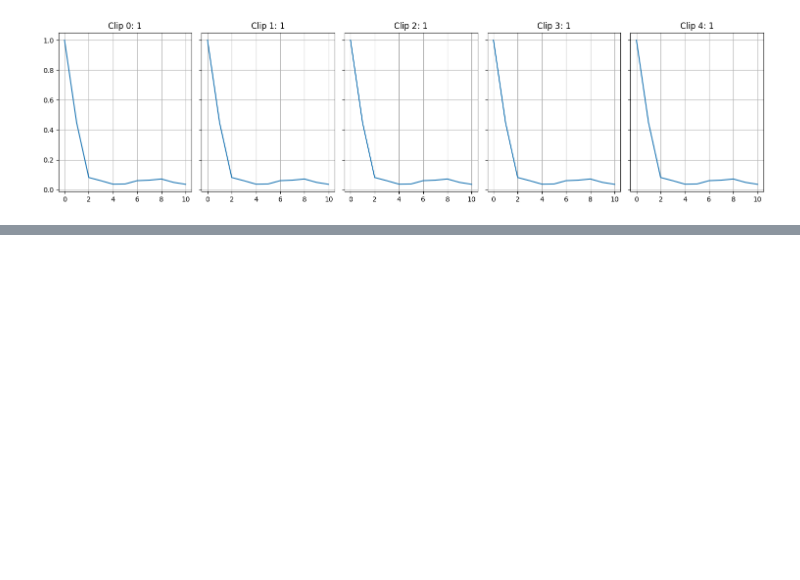
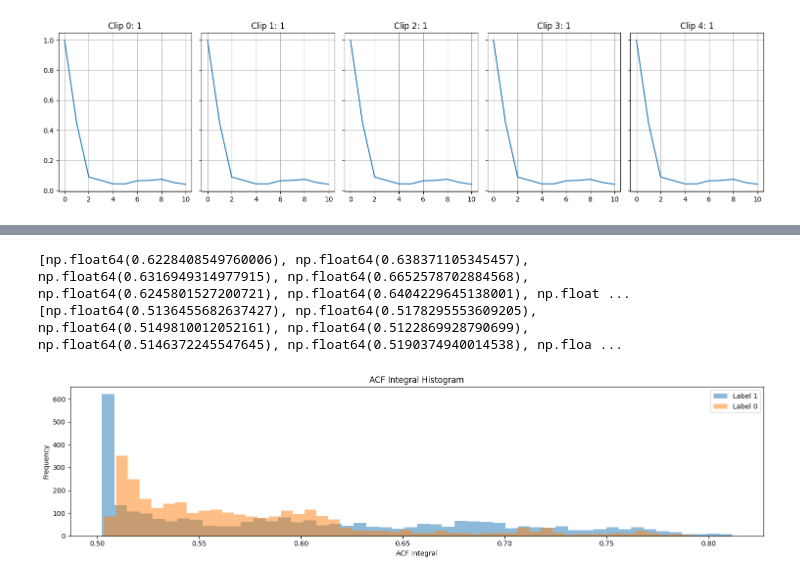
Before and after one commit to cboissier77/eeg_seizure_classifier, a Jupyter notebook: notebooks/experiments.ipynb, the cells around one changed output, grey strips where cells are left out. Drawn from its saved outputs; the diff is of its cells as text; code cells hidden in the pictures; blank space fills up the shorter version.

Commit message:
🚧 acf integral analysis over seizure and no seizure

```diff
--- a/notebooks/experiments.ipynb
+++ b/notebooks/experiments.ipynb
@@ -530,0 +261,34 @@ Confusion Matrix:
+# %%
+def compute_acf_integral(x: np.ndarray, lags: int = 100, n:int = 5) -> np.ndarray:
+    acf_values_integrate = []
+    for i in range(x.shape[1]):
+        acf_value_to_integrate = acf(x[:, i], nlags=lags)
+        #integrate first n values
+        acf_value_to_integrate = np.trapz(acf_value_to_integrate[:n])
+        acf_values_integrate.append(acf_value_to_integrate)
+    print(acf_values_integrate)
+    return acf_values_integrate
+lags = 10
+n = 2
+# get signal with label 1
+x_label_1 = signals[labels == 1]
+# get signal with label 0
+x_label_0 = signals[labels == 0]
+# compute acf integral for label 1
+mean_acf_integral_label_1 = compute_acf_integral(x_label_1**2, lags=lags, n=n)
+# compute acf integral for label 0
+mean_acf_integral_label_0 = compute_acf_integral(x_label_0**2, lags=lags, n=n)
+# %% [output]
+[np.float64(0.6228408549760006), np.float64(0.638371105345457), np.float64(0.6316949314977915), np.float64(0.6652578702884568), np.float64(0.6245801527200721), np.float64(0.6404229645138001), np.float ...
+[np.float64(0.5136455682637427), np.float64(0.5178295553609205), np.float64(0.5149810012052161), np.float64(0.5122869928790699), np.float64(0.5146372245547645), np.float64(0.5190374940014538), np.floa ...
+# %%
+# plot histogram of acf integral for label 1 and label 0 in one plot
+fig, axes = plt.subplots(1, 1, figsize=(15, 4), sharey=True)
+axes.hist(mean_acf_integral_label_1, bins=50, alpha=0.5, label="Label 1")
+axes.hist(mean_acf_integral_label_0, bins=50, alpha=0.5, label="Label 0")
+axes.set(title="ACF Integral Histogram", xlabel="ACF Integral", ylabel="Frequency")
+axes.legend()
+fig.tight_layout()
+plt.show()
+# %% [output]
+[figure, added]
```
Also changed, not shown: parts of 13 cells of this notebook.
